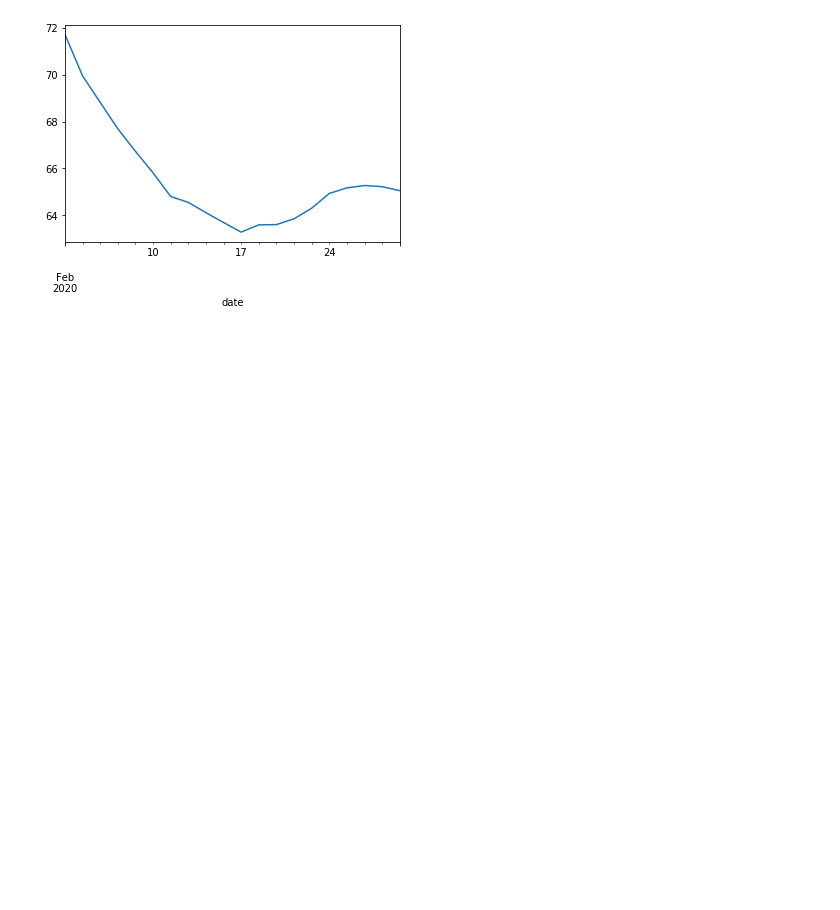
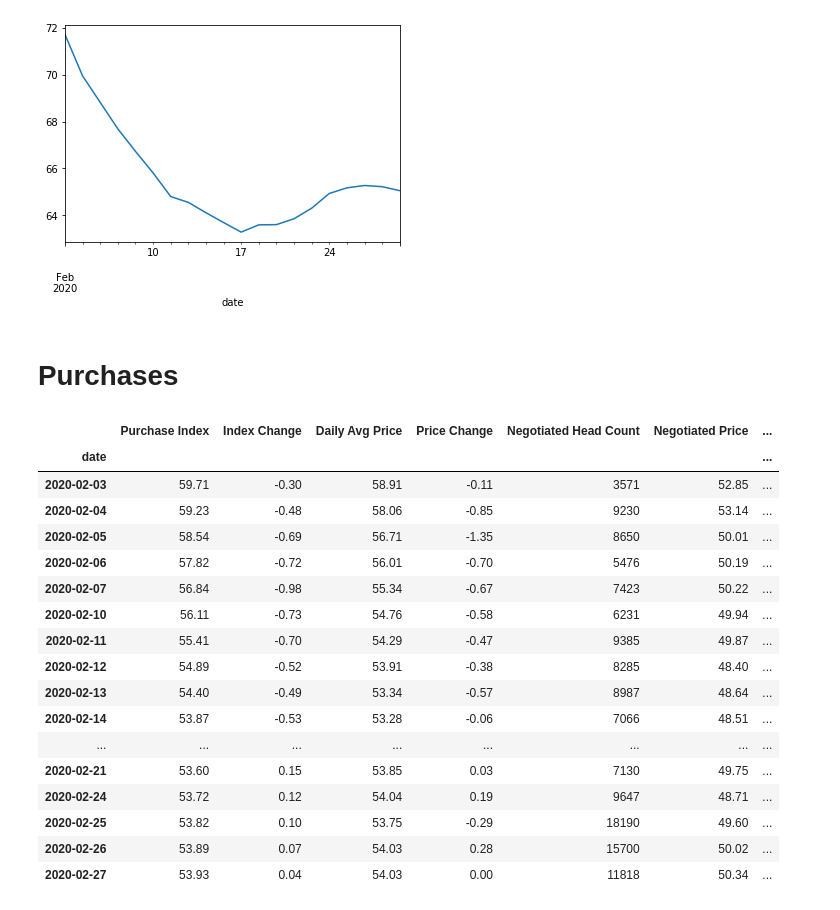
Before and after one commit to kirkedev/mpr, a Jupyter notebook: examples.ipynb, the cells around one changed output. Saved outputs shown, nothing was run; the diff lists cells and outputs as text; code cells hidden in the pictures; blank space fills up the shorter version.

```diff
--- a/examples.ipynb
+++ b/examples.ipynb
@@ -62,3 +62,28 @@ cutout['Cutout Index'].plot()
 # %% [output]
 <matplotlib.axes._subplots.AxesSubplot at 0x...>
 [figure]
+# %% [markdown]
+# Purchases
+# %%
+from mpr import purchase_index
+purchases = await purchase_index.get(start, end)
+purchases
+# %% [output]
+|  | Purchase Index | Index Change | Daily Avg Price | Price Change | Negotiated Head Count | Negotiated Price | ... |
+| date |  |  |  |  |  |  | ... |
+| 2020-02-03 | 59.71 | -0.30 | 58.91 | -0.11 | 3571 | 52.85 | ... |
+| 2020-02-04 | 59.23 | -0.48 | 58.06 | -0.85 | 9230 | 53.14 | ... |
+| 2020-02-05 | 58.54 | -0.69 | 56.71 | -1.35 | 8650 | 50.01 | ... |
+| 2020-02-06 | 57.82 | -0.72 | 56.01 | -0.70 | 5476 | 50.19 | ... |
+| 2020-02-07 | 56.84 | -0.98 | 55.34 | -0.67 | 7423 | 50.22 | ... |
+| 2020-02-10 | 56.11 | -0.73 | 54.76 | -0.58 | 6231 | 49.94 | ... |
+| 2020-02-11 | 55.41 | -0.70 | 54.29 | -0.47 | 9385 | 49.87 | ... |
+| 2020-02-12 | 54.89 | -0.52 | 53.91 | -0.38 | 8285 | 48.40 | ... |
+| 2020-02-13 | 54.40 | -0.49 | 53.34 | -0.57 | 8987 | 48.64 | ... |
+| 2020-02-14 | 53.87 | -0.53 | 53.28 | -0.06 | 7066 | 48.51 | ... |
+| ... | ... | ... | ... | ... | ... | ... | ... |
+| 2020-02-21 | 53.60 | 0.15 | 53.85 | 0.03 | 7130 | 49.75 | ... |
+| 2020-02-24 | 53.72 | 0.12 | 54.04 | 0.19 | 9647 | 48.71 | ... |
+| 2020-02-25 | 53.82 | 0.10 | 53.75 | -0.29 | 18190 | 49.60 | ... |
+| 2020-02-26 | 53.89 | 0.07 | 54.03 | 0.28 | 15700 | 50.02 | ... |
+| 2020-02-27 | 53.93 | 0.04 | 54.03 | 0.00 | 11818 | 50.34 | ... |
```
Also changed, not shown: parts of 1 cell of this notebook, 3 other files.
